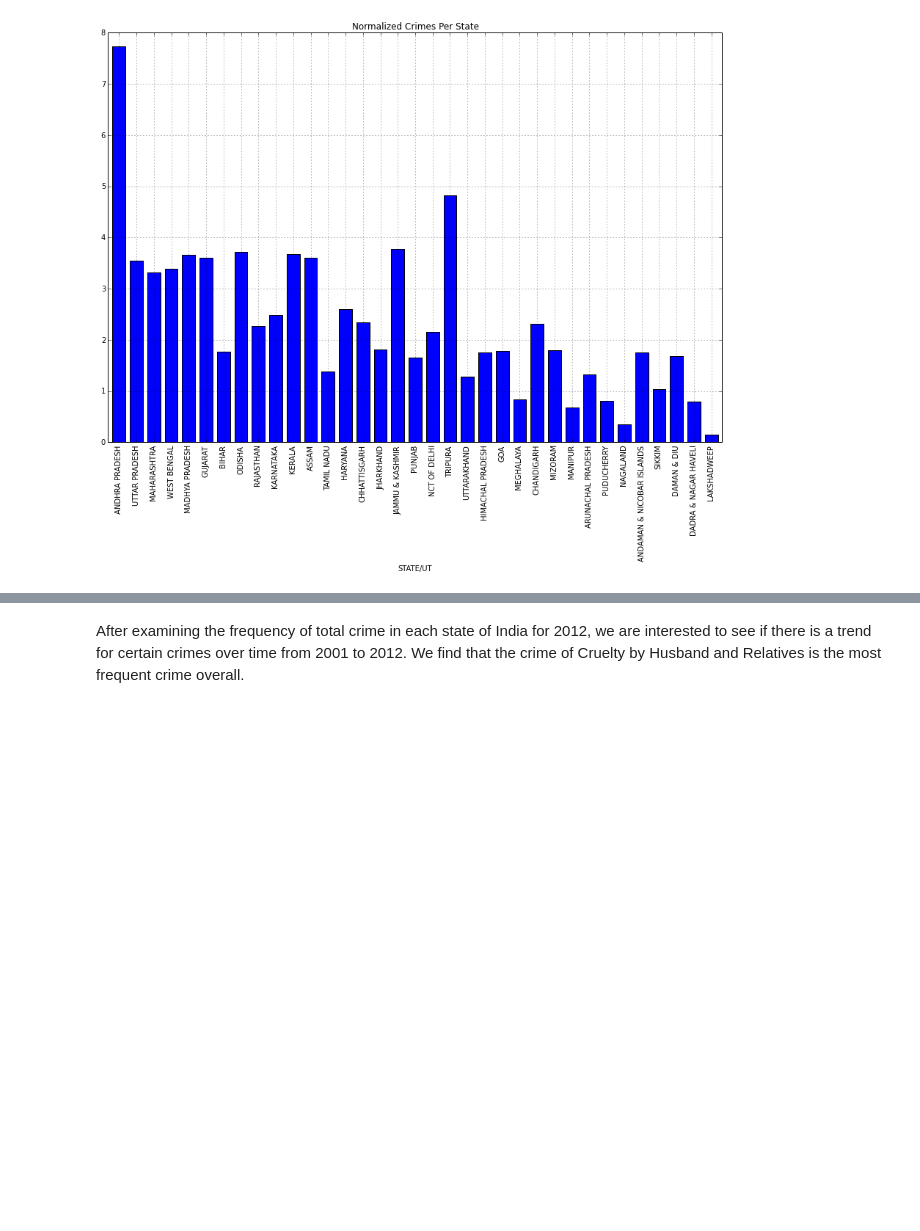
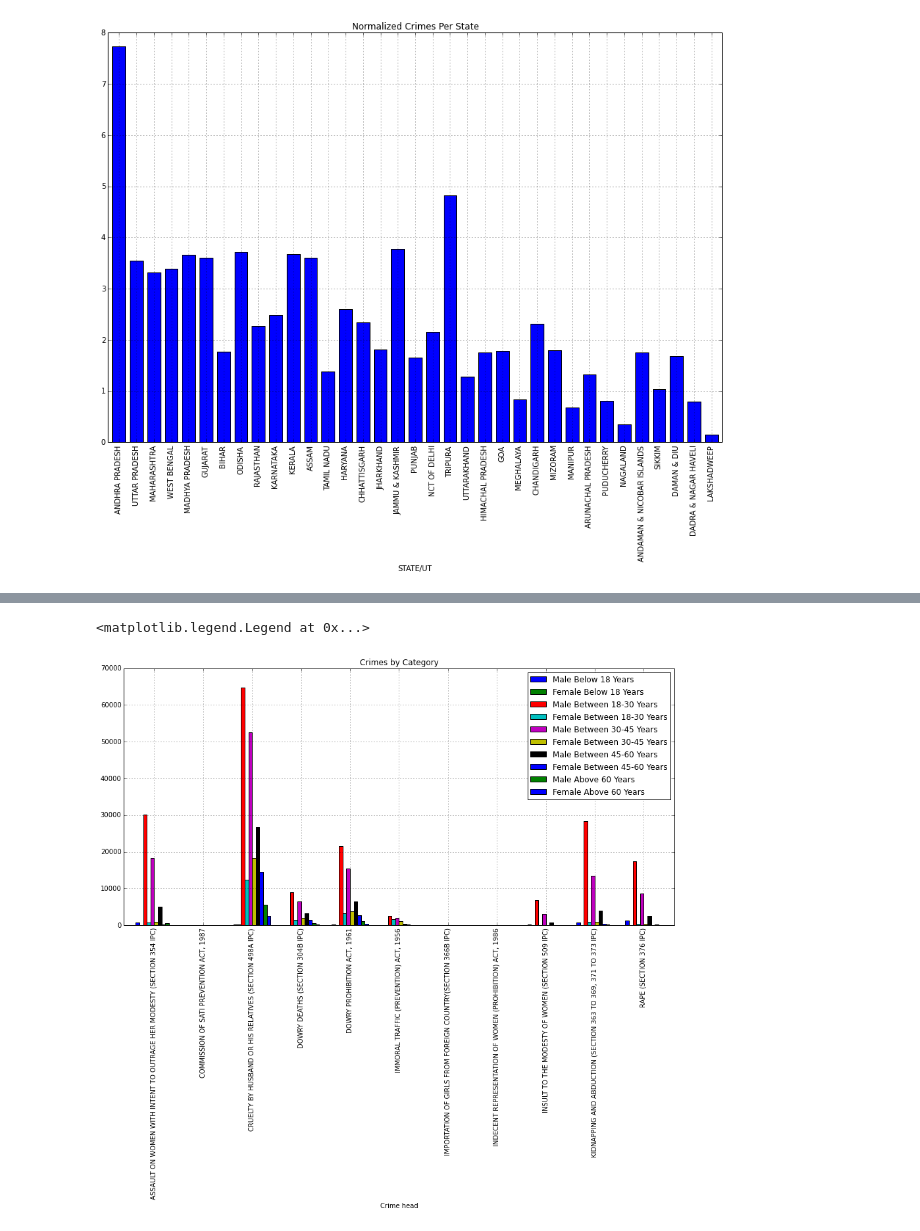
Before and after one commit to rdhyee/crime-against-women, a Jupyter notebook: _notebooks/WomenCrimeAnalysis.ipynb, the cells around one changed output, grey strips where cells are left out. Drawn from its saved outputs; the diff is of its cells as text; code cells hidden in the pictures; blank space fills up the shorter version.

```diff
--- a/_notebooks/WomenCrimeAnalysis.ipynb
+++ b/_notebooks/WomenCrimeAnalysis.ipynb
@@ -119,0 +145,13 @@ weightedStateNumbers['Weighted Crime'].plot(kind='bar', figsize=(15,10), title =
+# %%
+# Analyzing Crimes by Age Groups
+crimeNumbers = currentYear.groupby('Crime head').sum()
+del crimeNumbers['Total Male']
+del crimeNumbers['Total Female']
+del crimeNumbers['Grand Total']
+del crimeNumbers['Total population']
+
+crimeNumbers.plot(kind='bar', title="Crimes by Age Category", figsize=(15,7))
+plt.legend(loc='best')
+# %% [output]
+<matplotlib.legend.Legend at 0x...>
+[figure, added]
@@ -126,5 +189,3 @@ weightedStateNumbers['Weighted Crime'].plot(kind='bar', figsize=(15,10), title =
-# %% [markdown]
-After examining the frequency of total crime in each state of India for 2012, we are interested to see if there is a trend for certain crimes over time from 2001 to 2012. We find that the crime of Cruelty by Husband and Relatives is the most frequent crime overall.
 # %%
 #Plotting the data on axis 1
 fig,ax1 = plt.subplots(figsize=(15,10))
```
Also changed, not shown: parts of 28 cells of this notebook.
